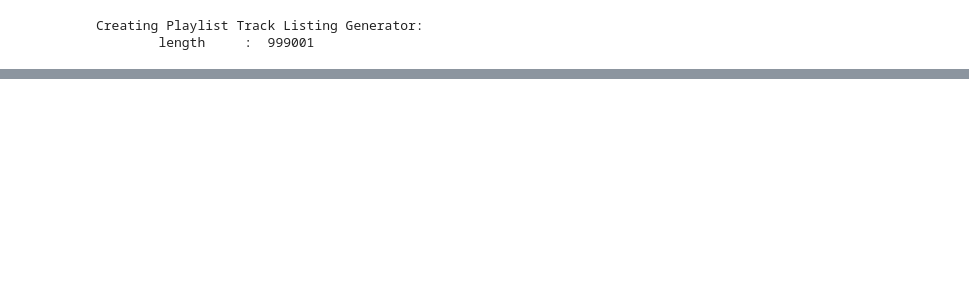
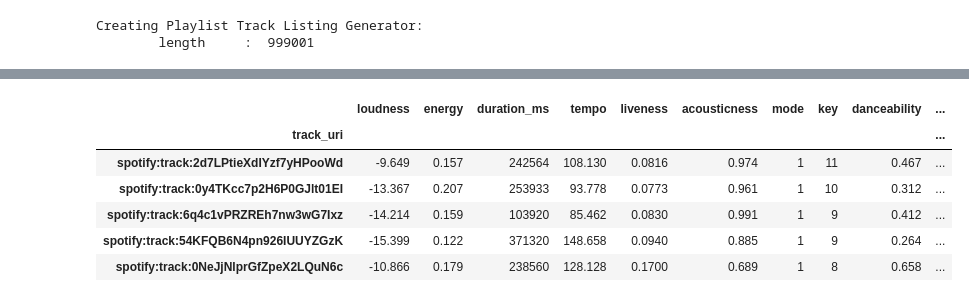
Before and after one commit to awgeezrick/CS109a_finalproject_group20, a Jupyter notebook: mark/model/Spotify_Recommender_Model.ipynb, the cells around one changed output, grey strips where cells are left out. Drawn from its saved outputs; the diff is of its cells as text; code cells hidden in the pictures; blank space fills up the shorter version.

```diff
--- a/mark/model/Spotify_Recommender_Model.ipynb
+++ b/mark/model/Spotify_Recommender_Model.ipynb
@@ -265,0 +451,4 @@ Track Preview:  None
+# %%
+# fetch all db tracks
+db_tracks = display_time(session.query(Tracks).all)
+session.close()
@@ -265,0 +457,4 @@ Track Preview:  None
+# %%
+# create a Pandas dataframe
+df_all_tracks = pd.DataFrame([x.__dict__ for x in db_tracks]).drop('_sa_instance_state', axis=1).set_index(['track_uri'])
+df_all_tracks.head()
@@ -265,0 +469,30 @@ Track Preview:  None
+# %%
+# define features that we will use to create our custom vectors
+vector_features= [
+    'acousticness',
+    'danceability',
+    'duration_ms',
+    'energy',
+    'instrumentalness',
+    'key',
+    'liveness',
+    'loudness',
+    'mode',
+    'speechiness',
+    'tempo',
+    'time_signature',
+    'valence'
+]
+# %%
+# Create a dataframe with the vectors for simplicity
+drop_cols = set(df_all_tracks.columns) - set(vector_features)
+df = df_all_tracks.drop(drop_cols, axis=1)
+df.head()
+# %% [output]
+|  | loudness | energy | duration_ms | tempo | liveness | acousticness | mode | key | danceability | ... |
+| track_uri |  |  |  |  |  |  |  |  |  | ... |
+| spotify:track:2d7LPtieXdIYzf7yHPooWd | -9.649 | 0.157 | 242564 | 108.130 | 0.0816 | 0.974 | 1 | 11 | 0.467 | ... |
+| spotify:track:0y4TKcc7p2H6P0GJlt01EI | -13.367 | 0.207 | 253933 | 93.778 | 0.0773 | 0.961 | 1 | 10 | 0.312 | ... |
+| spotify:track:6q4c1vPRZREh7nw3wG7Ixz | -14.214 | 0.159 | 103920 | 85.462 | 0.0830 | 0.991 | 1 | 9 | 0.412 | ... |
+| spotify:track:54KFQB6N4pn926IUUYZGzK | -15.399 | 0.122 | 371320 | 148.658 | 0.0940 | 0.885 | 1 | 9 | 0.264 | ... |
+| spotify:track:0NeJjNlprGfZpeX2LQuN6c | -10.866 | 0.179 | 238560 | 128.128 | 0.1700 | 0.689 | 1 | 8 | 0.658 | ... |
```
Also changed, not shown: parts of 49 cells of this notebook, 9 other files.
